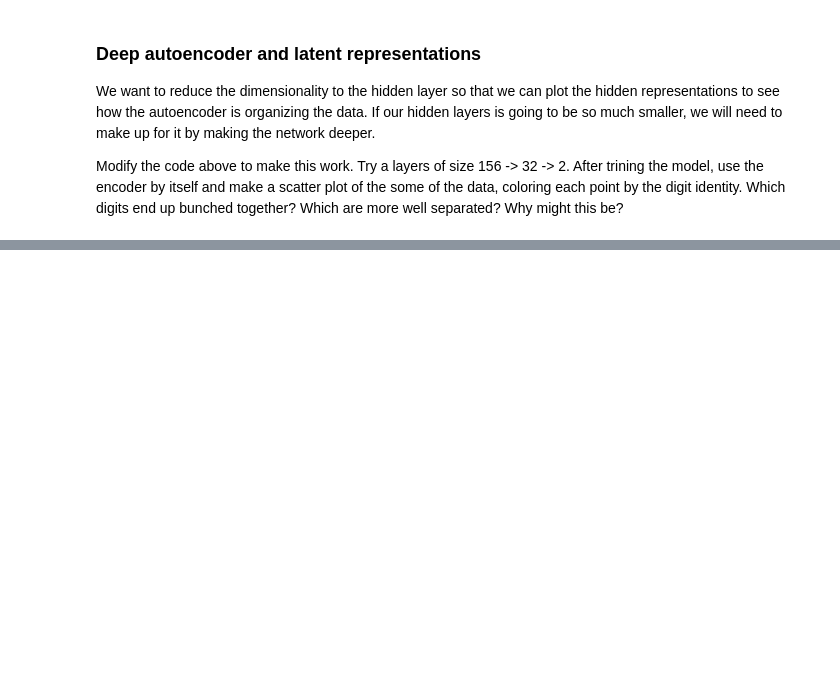
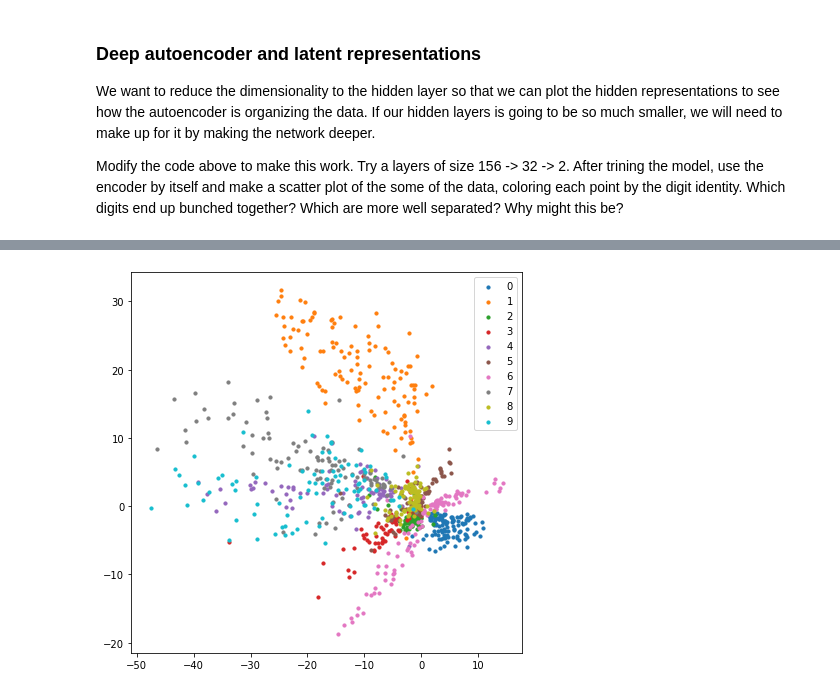
Before and after one commit to yyyyyokoko/NeuralNets590, a Jupyter notebook: labs/autoencoders (1).ipynb, the cells around one changed output, grey strips where cells are left out. Saved outputs shown, nothing was run; the diff lists cells and outputs as text; code cells hidden in the pictures; blank space fills up the shorter version.

```diff
--- a/labs/autoencoders (1).ipynb
+++ b/labs/autoencoders (1).ipynb
@@ -140,3 +236,12 @@ for i in range(10):
 x, y = next(iter(data['test'].map(preprocess).batch(1000)))
 # %%
 # your code here -- run the data through the encoder and scatter plot the results
+h = encoder(x).numpy()
+
+plt.figure(figsize = (7,7))
+for i in range(10):
+    inds = np.where(y == i)[0]
+    plt.scatter(h[inds, 0], h[inds, 1], s = 10, label = str(i))
+    plt.legend()
+# %% [output]
+[figure, added]
```
Also changed, not shown: parts of 5 cells of this notebook.
